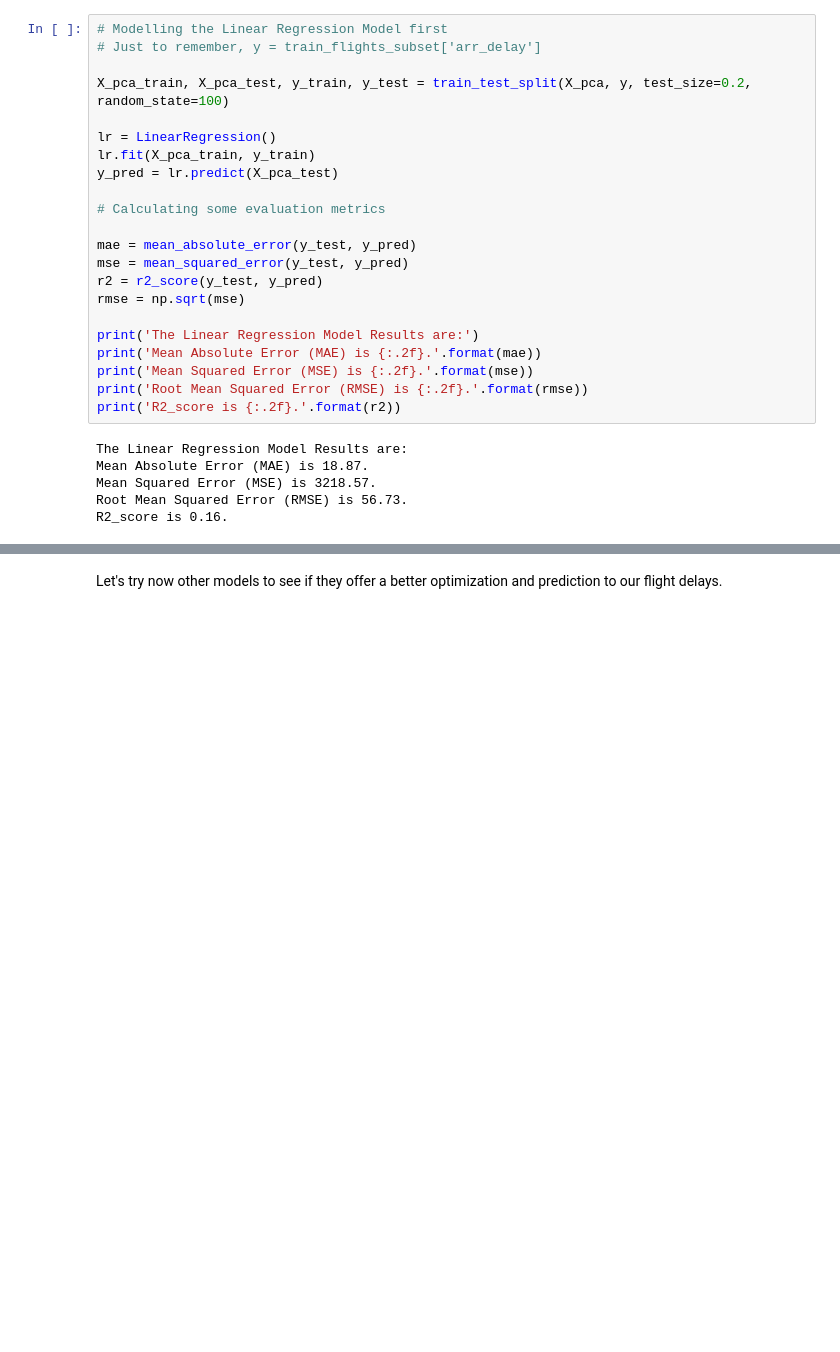
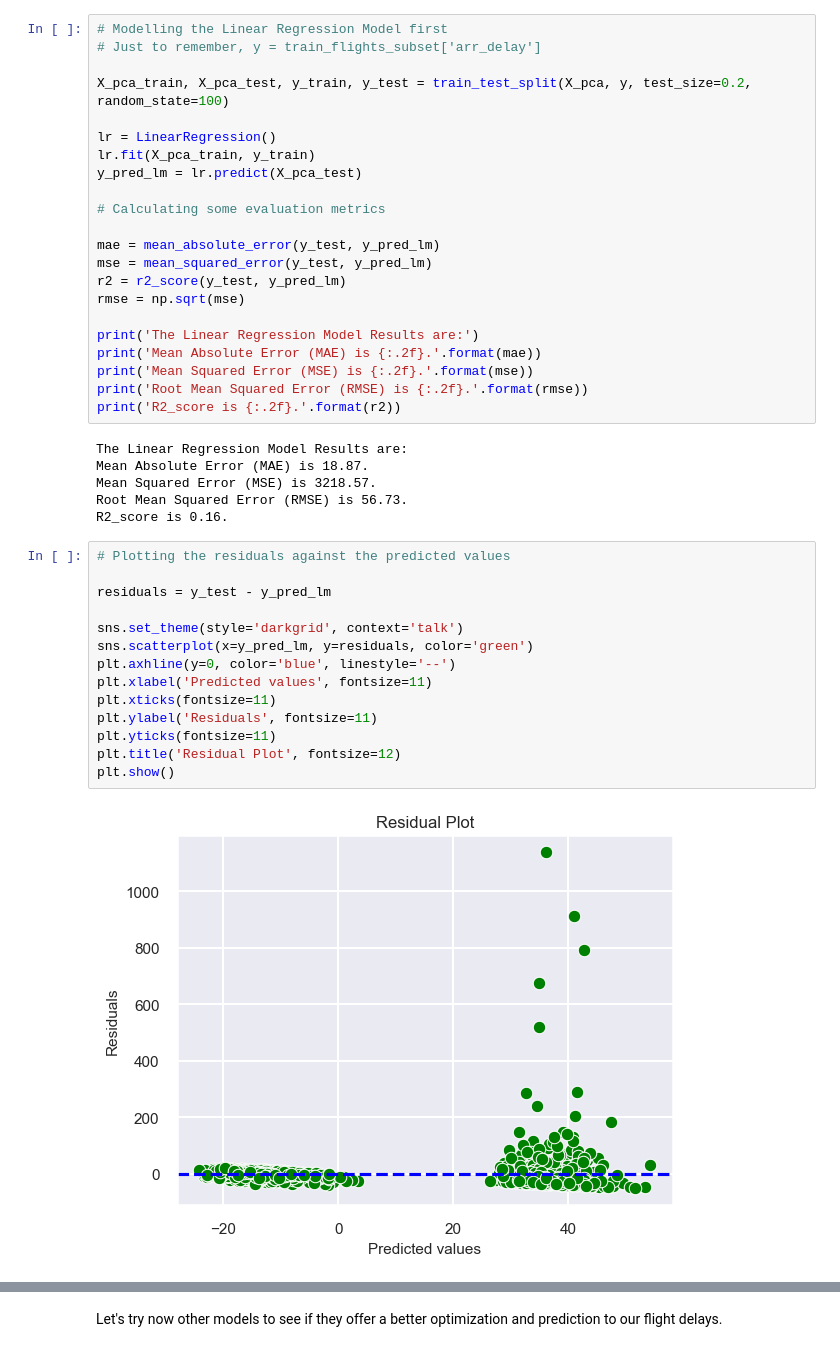
Before and after one commit to rafaelaqfc/Flight-Delays-Prediction, a Jupyter notebook: modeling.ipynb, the cells around one changed output, grey strips where cells are left out. Saved outputs shown, nothing was run; the diff lists cells and outputs as text; blank space fills up the shorter version.

```diff
--- a/modeling.ipynb
+++ b/modeling.ipynb
@@ -1133,13 +1135,13 @@ X_pca_train, X_pca_test, y_train, y_test = train_test_split(X_pca, y, test_size=
 
 lr = LinearRegression()
 lr.fit(X_pca_train, y_train)
-y_pred = lr.predict(X_pca_test)
+y_pred_lm = lr.predict(X_pca_test)
 
 # Calculating some evaluation metrics
 
-mae = mean_absolute_error(y_test, y_pred)
-mse = mean_squared_error(y_test, y_pred)
-r2 = r2_score(y_test, y_pred)
+mae = mean_absolute_error(y_test, y_pred_lm)
+mse = mean_squared_error(y_test, y_pred_lm)
+r2 = r2_score(y_test, y_pred_lm)
 rmse = np.sqrt(mse)
 
 print('The Linear Regression Model Results are:')
@@ -1153,4 +1155,20 @@ Mean Absolute Error (MAE) is 18.87.
 Mean Squared Error (MSE) is 3218.57.
 Root Mean Squared Error (RMSE) is 56.73.
 R2_score is 0.16.
+# %%
+# Plotting the residuals against the predicted values
+
+residuals = y_test - y_pred_lm
+
+sns.set_theme(style='darkgrid', context='talk')
+sns.scatterplot(x=y_pred_lm, y=residuals, color='green')
+plt.axhline(y=0, color='blue', linestyle='--')
+plt.xlabel('Predicted values', fontsize=11)
+plt.xticks(fontsize=11)
+plt.ylabel('Residuals', fontsize=11)
+plt.yticks(fontsize=11)
+plt.title('Residual Plot', fontsize=12)
+plt.show()
+# %% [output]
+[figure, added]
 # %% [markdown]
```
Also changed, not shown: parts of 28 cells of this notebook.
